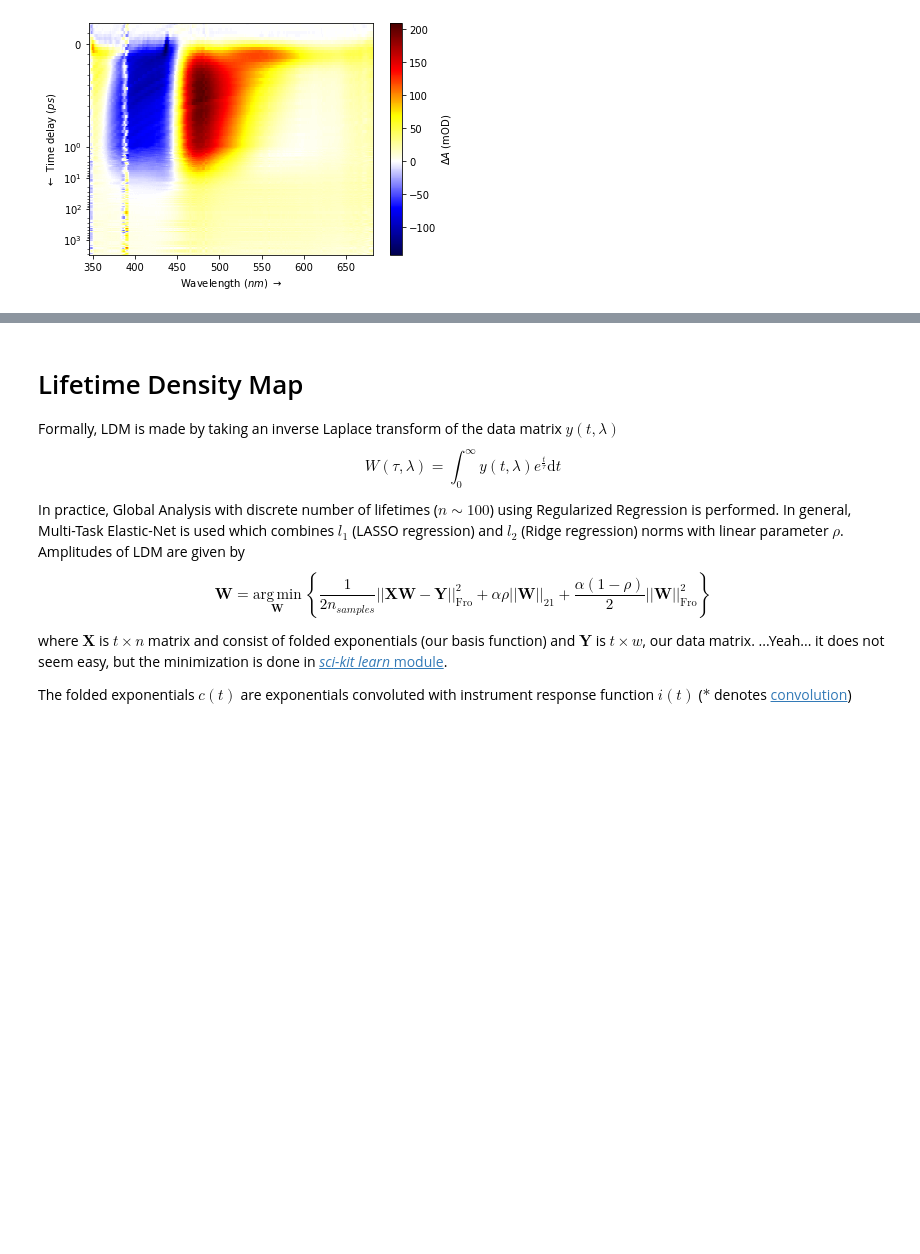
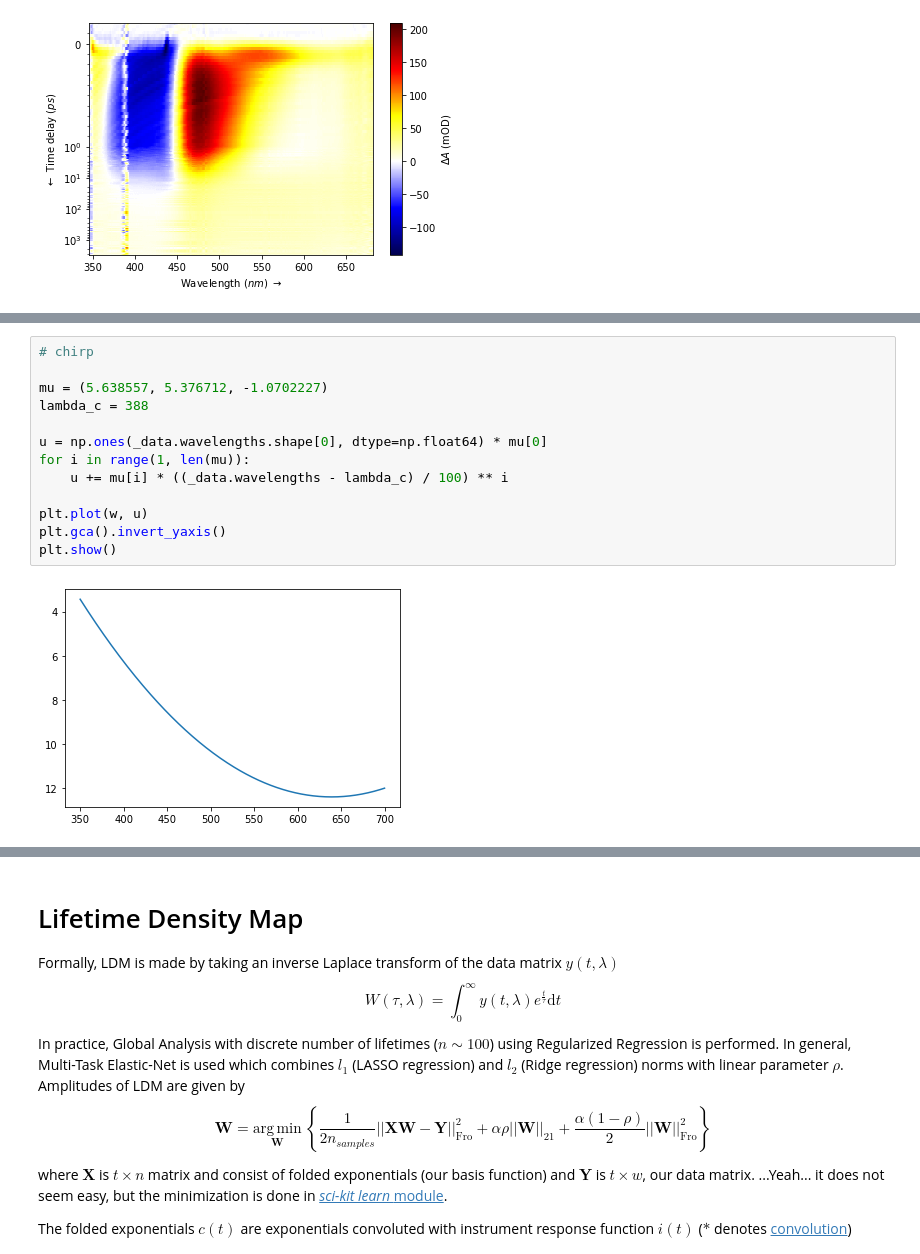
Before and after one commit to dmadea/Jupyter-Tutorials, a Jupyter notebook: Femto + LDM/Data_loader.ipynb, the cells around one changed output, grey strips where cells are left out. Saved outputs shown, nothing was run; the diff lists cells and outputs as text; blank space fills up the shorter version.

```diff
--- a/Femto + LDM/Data_loader.ipynb
+++ b/Femto + LDM/Data_loader.ipynb
@@ -141,0 +182,15 @@ plot_data(data_ch, D_mul_factor=1e3, symlog=True, z_lim=(None, None), t_lim=(Non
+# %%
+# chirp
+
+mu = (5.638557, 5.376712, -1.0702227)
+lambda_c = 388
+
+u = np.ones(_data.wavelengths.shape[0], dtype=np.float64) * mu[0]
+for i in range(1, len(mu)):
+    u += mu[i] * ((_data.wavelengths - lambda_c) / 100) ** i
+
+plt.plot(w, u)
+plt.gca().invert_yaxis()
+plt.show()
+# %% [output]
+[figure, added]
```
Also changed, not shown: parts of 9 cells of this notebook, 2 other files.
